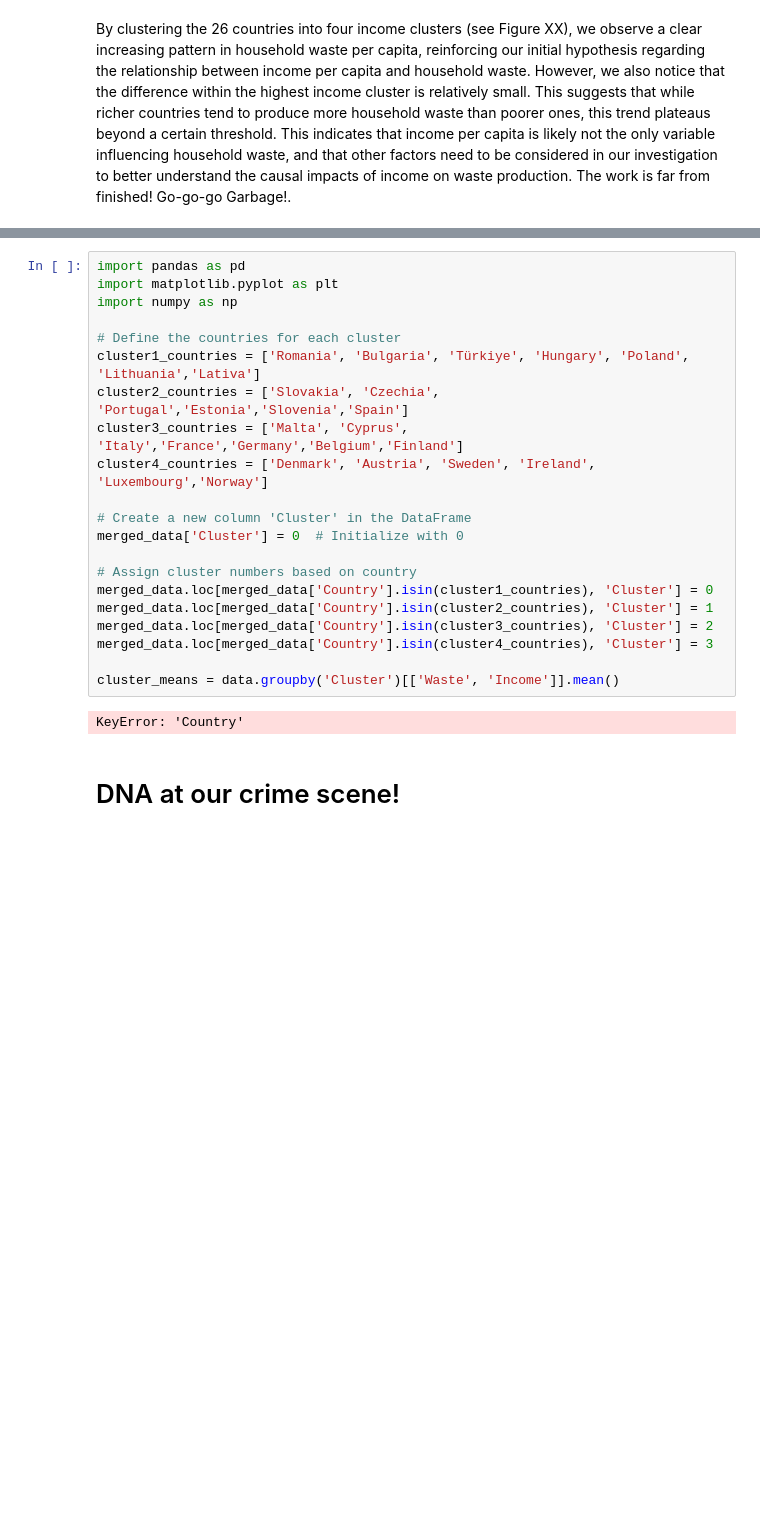
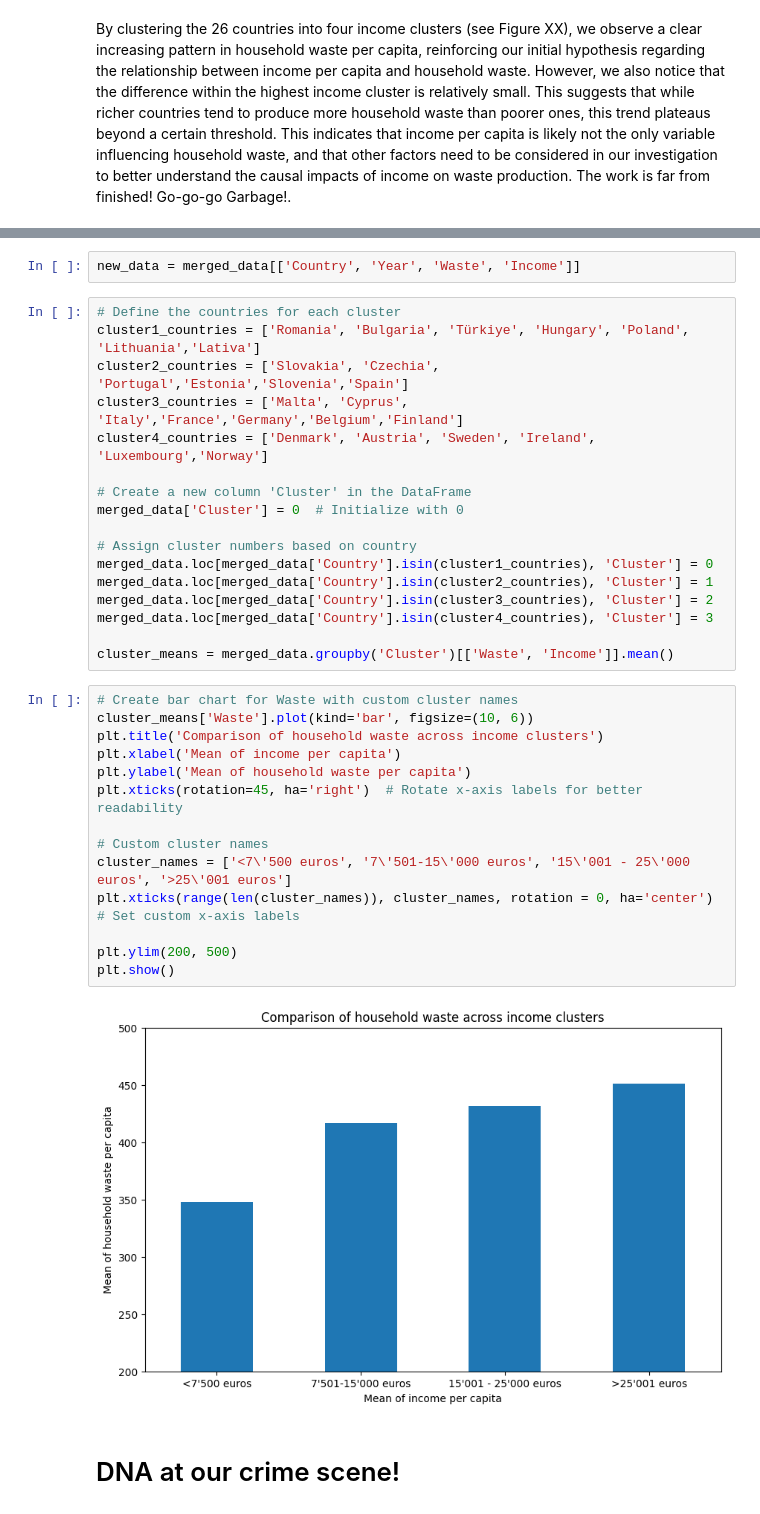
Before and after one commit to ChacoGolden/Stat-Data-Science, a Jupyter notebook: copie_Otter_Final.ipynb, the cells around one changed output, grey strips where cells are left out. Drawn from its saved outputs; the diff is of its cells as text; blank space fills up the shorter version.

```diff
--- a/copie_Otter_Final.ipynb
+++ b/copie_Otter_Final.ipynb
@@ -343,8 +303,6 @@ By clustering the 26 countries into four income clusters (see Figure XX), we obs
+# %%
+new_data = merged_data[['Country', 'Year', 'Waste', 'Income']]
 # %%
-import pandas as pd
-import matplotlib.pyplot as plt
-import numpy as np
-
 # Define the countries for each cluster
 cluster1_countries = ['Romania', 'Bulgaria', 'Türkiye', 'Hungary', 'Poland', 'Lithuania','Lativa']
 cluster2_countries = ['Slovakia', 'Czechia', 'Portugal','Estonia','Slovenia','Spain']
@@ -360,9 +318,23 @@ merged_data.loc[merged_data['Country'].isin(cluster2_countries), 'Cluster'] = 1
 merged_data.loc[merged_data['Country'].isin(cluster3_countries), 'Cluster'] = 2
 merged_data.loc[merged_data['Country'].isin(cluster4_countries), 'Cluster'] = 3
 
-cluster_means = data.groupby('Cluster')[['Waste', 'Income']].mean()
+cluster_means = merged_data.groupby('Cluster')[['Waste', 'Income']].mean()
-# %% [output]
-KeyError: 'Country'
+# %%
+# Create bar chart for Waste with custom cluster names
+cluster_means['Waste'].plot(kind='bar', figsize=(10, 6))
+plt.title('Comparison of household waste across income clusters')
+plt.xlabel('Mean of income per capita')
+plt.ylabel('Mean of household waste per capita')
+plt.xticks(rotation=45, ha='right')  # Rotate x-axis labels for better readability
+
+# Custom cluster names
+cluster_names = ['<7\'500 euros', '7\'501-15\'000 euros', '15\'001 - 25\'000 euros', '>25\'001 euros']
+plt.xticks(range(len(cluster_names)), cluster_names, rotation = 0, ha='center')  # Set custom x-axis labels
+
+plt.ylim(200, 500)
+plt.show()
+# %% [output]
+[figure, added]
 # %% [markdown]
 # DNA at our crime scene!
 # %% [markdown]
```
Also changed, not shown: parts of 16 cells of this notebook.
